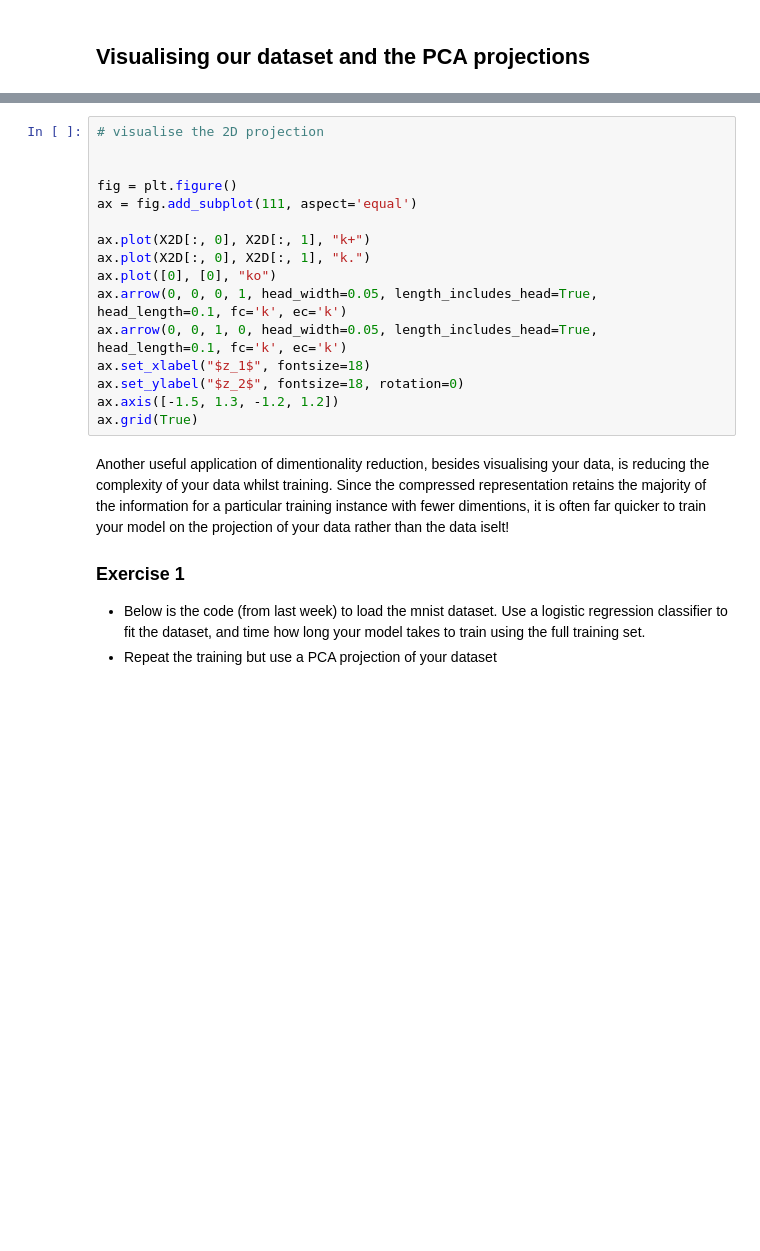
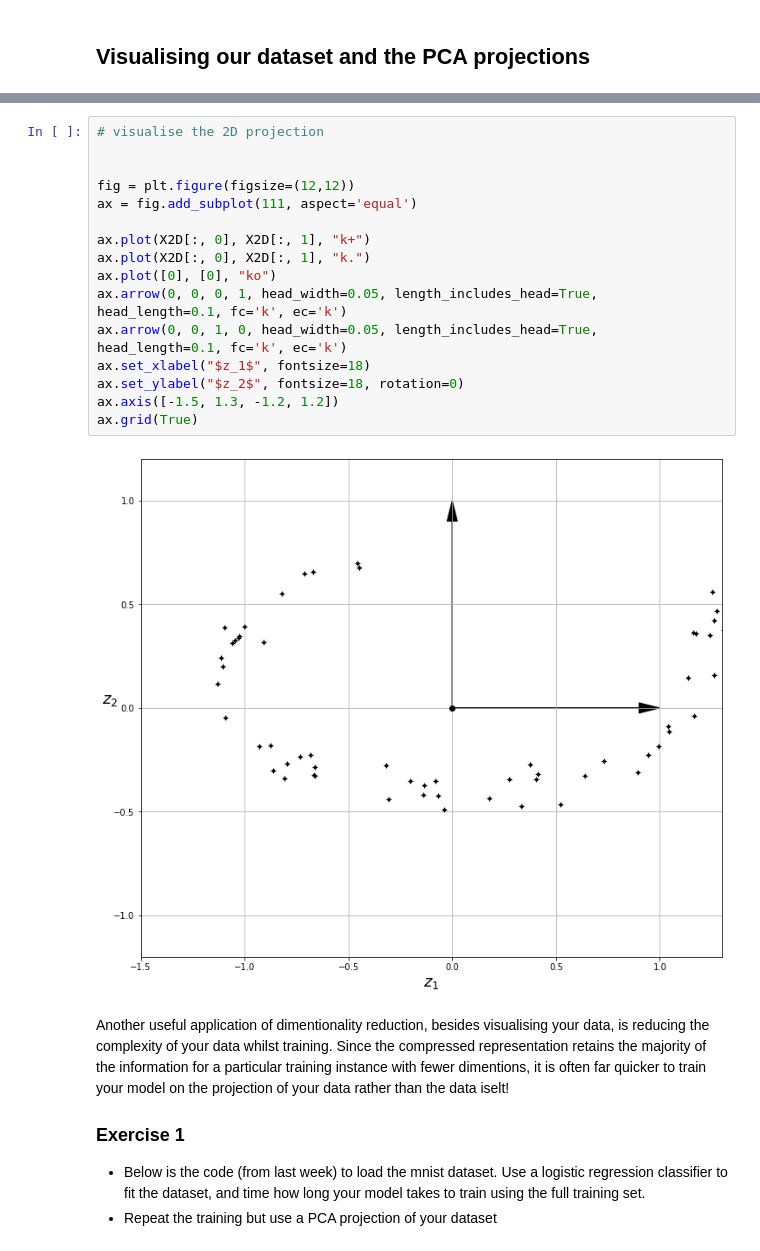
Before and after one commit to AstraZeneca-Code-Club/intermediate_python, a Jupyter notebook: week8.ipynb, the cells around one changed output, grey strips where cells are left out. Drawn from its saved outputs; the diff is of its cells as text; blank space fills up the shorter version.

```diff
--- a/week8.ipynb
+++ b/week8.ipynb
@@ -112,19 +137,21 @@ plt.show()
 # %%
 # visualise the 2D projection
 
 
-fig = plt.figure()
+fig = plt.figure(figsize=(12,12))
 ax = fig.add_subplot(111, aspect='equal')
 
 ax.plot(X2D[:, 0], X2D[:, 1], "k+")
 ax.plot(X2D[:, 0], X2D[:, 1], "k.")
 ax.plot([0], [0], "ko")
 ax.arrow(0, 0, 0, 1, head_width=0.05, length_includes_head=True, head_length=0.1, fc='k', ec='k')
 ax.arrow(0, 0, 1, 0, head_width=0.05, length_includes_head=True, head_length=0.1, fc='k', ec='k')
 ax.set_xlabel("$z_1$", fontsize=18)
 ax.set_ylabel("$z_2$", fontsize=18, rotation=0)
 ax.axis([-1.5, 1.3, -1.2, 1.2])
 ax.grid(True)
+# %% [output]
+[figure, added]
 # %% [markdown]
 Another useful application of dimentionality reduction, besides visualising your data, is reducing the complexity of your data
 whilst training.  Since the compressed representation retains the majority of the information for a particular training instance with fewer dimentions,
```
Also changed, not shown: parts of 5 cells of this notebook.
